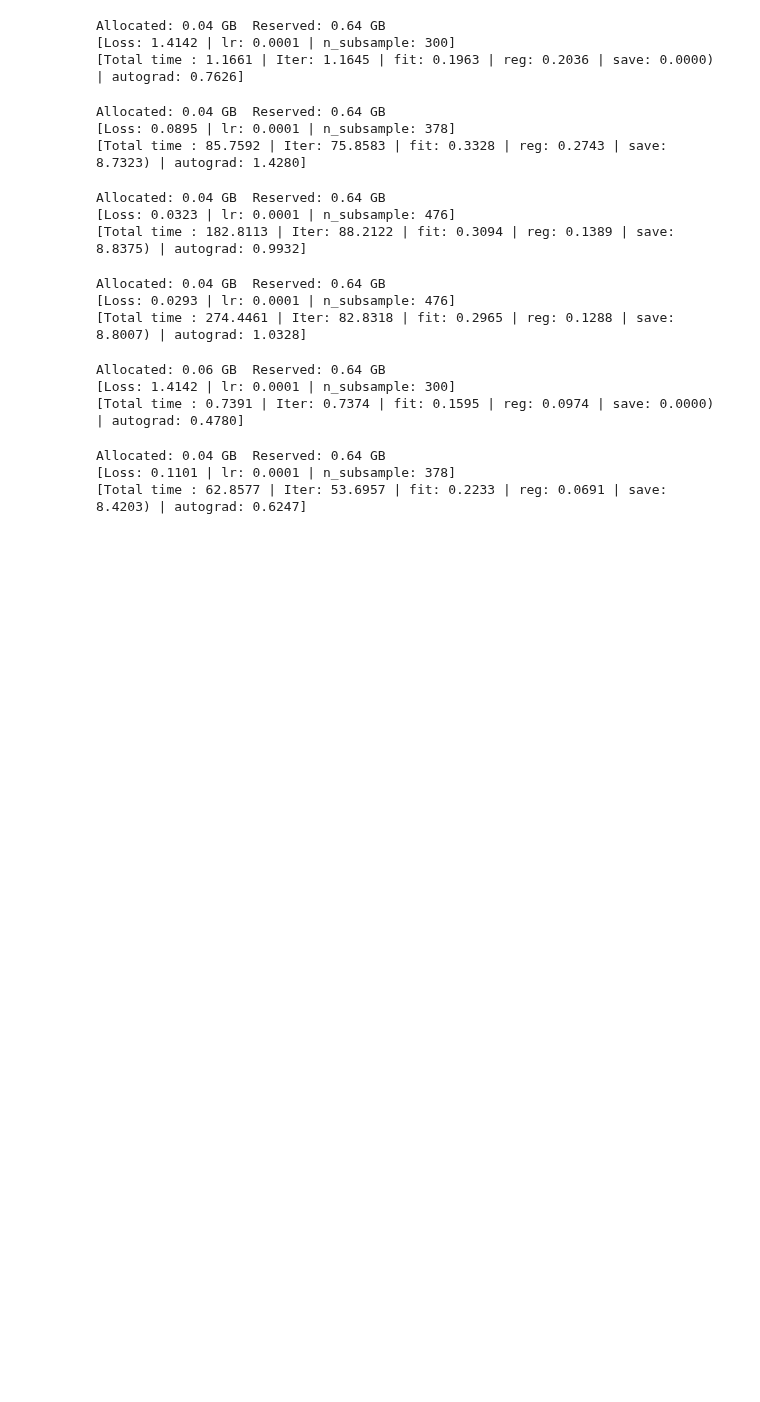
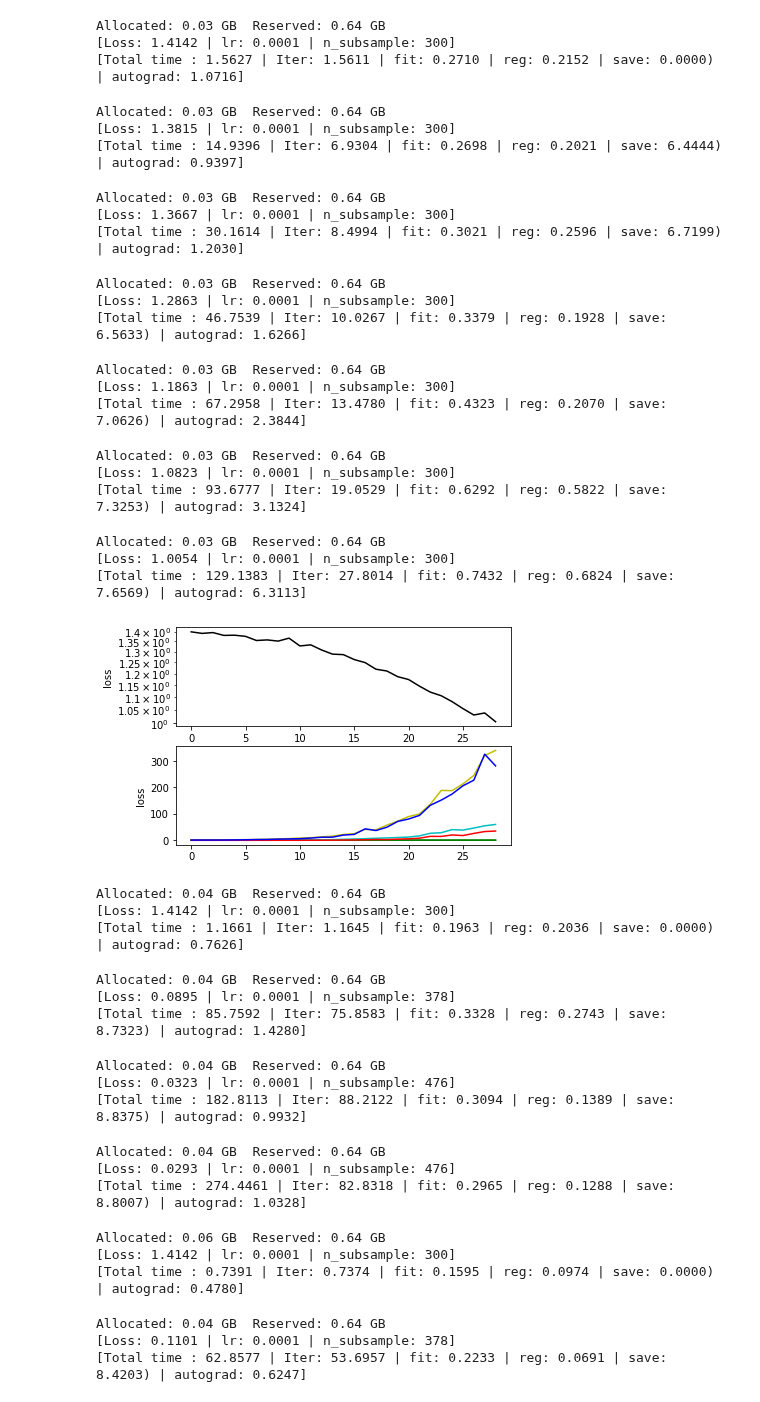
Before and after one commit to pzpzpzp1/wassflow, a Jupyter notebook: cnf-sinkhorn-demo.ipynb, the cells around one changed output. Drawn from its saved outputs; the diff is of its cells as text; code cells hidden in the pictures; blank space fills up the shorter version.

```diff
--- a/cnf-sinkhorn-demo.ipynb
+++ b/cnf-sinkhorn-demo.ipynb
@@ -54,3 +70,32 @@ ezshow(dat6, col='magenta')
+# %%
+keyframes, __ = ImageDataset.normalize_samples(torch.stack((dat1, dat6, dat2)).to(device));
+
+model = FfjordModel(sigmac = 20, n_freq = 100, hidden_layers=3, hidden_features=512, tdiv = 2, in_features=3, out_features=2, incrementalMask = False, initzero = False).to(device)
+outfolder = "results/experiment_OT_reg_DEBUG/"
+model, losses, separate_losses, lrs, n_subs, separate_times = learn_vel_trajectory(keyframes, n_iters = 30, n_subsample=300, model=model, outname=outfolder, sqrtfitloss=True)
+# %% [output]
+Allocated: 0.03 GB  Reserved: 0.64 GB
+[Loss: 1.4142 | lr: 0.0001 | n_subsample: 300]
+[Total time : 1.5627 | Iter: 1.5611 | fit: 0.2710 | reg: 0.2152 | save: 0.0000) | autograd: 1.0716]
+Allocated: 0.03 GB  Reserved: 0.64 GB
+[Loss: 1.3815 | lr: 0.0001 | n_subsample: 300]
+[Total time : 14.9396 | Iter: 6.9304 | fit: 0.2698 | reg: 0.2021 | save: 6.4444) | autograd: 0.9397]
+Allocated: 0.03 GB  Reserved: 0.64 GB
+[Loss: 1.3667 | lr: 0.0001 | n_subsample: 300]
+[Total time : 30.1614 | Iter: 8.4994 | fit: 0.3021 | reg: 0.2596 | save: 6.7199) | autograd: 1.2030]
+Allocated: 0.03 GB  Reserved: 0.64 GB
+[Loss: 1.2863 | lr: 0.0001 | n_subsample: 300]
+[Total time : 46.7539 | Iter: 10.0267 | fit: 0.3379 | reg: 0.1928 | save: 6.5633) | autograd: 1.6266]
+Allocated: 0.03 GB  Reserved: 0.64 GB
+[Loss: 1.1863 | lr: 0.0001 | n_subsample: 300]
+[Total time : 67.2958 | Iter: 13.4780 | fit: 0.4323 | reg: 0.2070 | save: 7.0626) | autograd: 2.3844]
+Allocated: 0.03 GB  Reserved: 0.64 GB
+[Loss: 1.0823 | lr: 0.0001 | n_subsample: 300]
+[Total time : 93.6777 | Iter: 19.0529 | fit: 0.6292 | reg: 0.5822 | save: 7.3253) | autograd: 3.1324]
+Allocated: 0.03 GB  Reserved: 0.64 GB
+[Loss: 1.0054 | lr: 0.0001 | n_subsample: 300]
+[Total time : 129.1383 | Iter: 27.8014 | fit: 0.7432 | reg: 0.6824 | save: 7.6569) | autograd: 6.3113]
+[figure, added]
 # %%
 keyframes, __ = ImageDataset.normalize_samples(torch.stack((dat1, dat6, dat2)).to(device));
 
```
Also changed, not shown: parts of 2 cells of this notebook, 2 other files.
